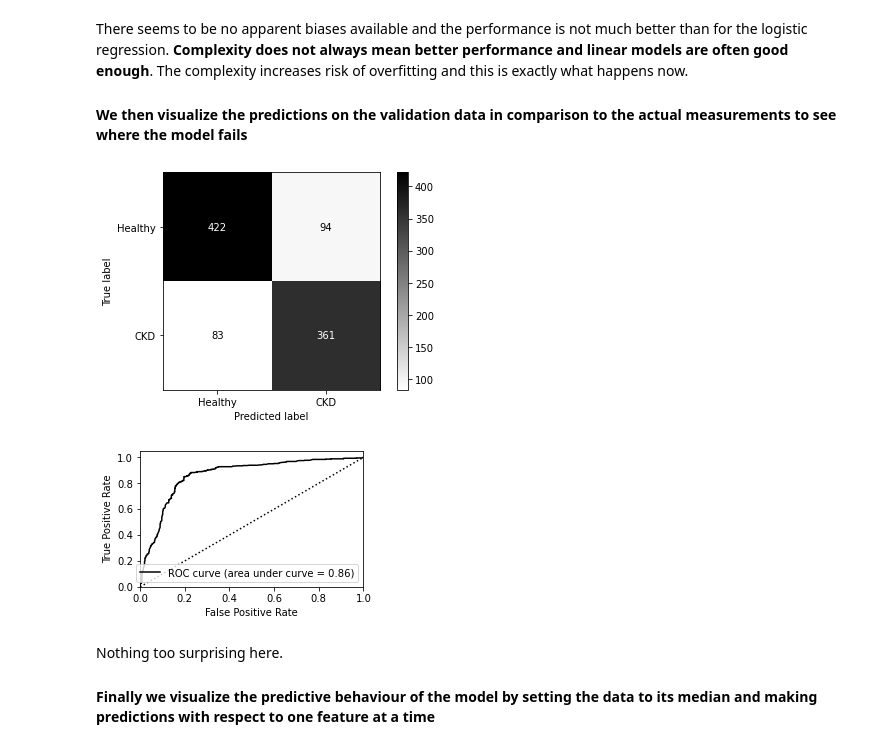
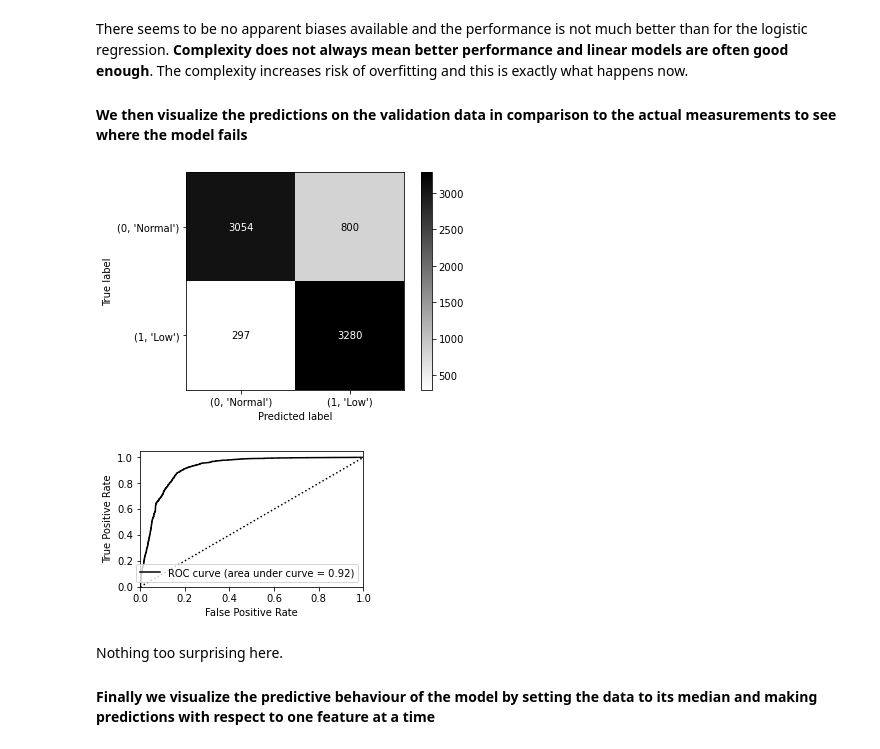
Before and after one commit to esiivola/syke-machine-learning-course, a Jupyter notebook: Lesson-3.ipynb, the cells around one changed output. Saved outputs shown, nothing was run; the diff lists cells and outputs as text; code cells hidden in the pictures.

```diff
--- a/Lesson-3.ipynb
+++ b/Lesson-3.ipynb
@@ -36,3 +36,6 @@ with open('datasets/water_quality.pkl', 'rb') as handle:
 data_dict_water_quality['features'] = ['LATITUDE', 'LONGITUDE', 'OBSDEP', 'YEAR', 'SINMONTHFRACTION',
                                        'COSMONTHFRACTION', 'SINTIMEOFDAYFRACTION', 'COSTIMEOFDAYFRACTION']
 data_dict_water_quality['target'] = 'TEMP'
+
+data_dict_water_quality_classification = data_dict_water_quality.copy()
+data_dict_water_quality_classification['target'] = 'TOTOXYLOW'
@@ -181,18 +178,18 @@ Image from Wikipedia, by Michaelg2015 - Own work, CC BY-SA 4.0, https://commons.
 ##### First we unpack the data from the dictionaries
 # %%
 # Unpack the variables from the dictionaries
-data_frame_mammo_numeric = data_dict_mammographic['data_frame_numeric']
-mammo_normalizer = data_dict_mammographic['normalizer']
-features_mammo_normalizer = data_dict_mammographic['normalized_columns']
-features_mammo_classification = data_dict_mammographic['features']
-feature_mammo_target = data_dict_mammographic['target']
+data_frame_classification_numeric = data_dict_water_quality_classification['data_frame_numeric']
+classification_normalizer = data_dict_water_quality_classification['normalizer']
+features_classification_normalizer = data_dict_water_quality_classification['normalized_columns']
+features_classification = data_dict_water_quality_classification['features']
+feature_classification_target = data_dict_water_quality_classification['target']
 
-data_frame_mammo_normalized = data_frame_mammo_numeric.copy()
-data_frame_mammo_normalized[features_mammo_normalizer] = mammo_normalizer.transform(data_frame_mammo_numeric[features_mammo_normalizer])
+data_frame_classification_normalized = data_frame_classification_numeric.copy()
+data_frame_classification_normalized[features_classification_normalizer] = classification_normalizer.transform(data_frame_classification_numeric[features_classification_normalizer])
 
 # Put the data to matrices to be understandable by the algorithms:
-X = data_frame_mammo_normalized[features_mammo_classification].values
-y = data_frame_mammo_normalized[[feature_mammo_target]].values.reshape((-1,1))
+X = data_frame_classification_normalized[features_classification].values
+y = data_frame_classification_normalized[[feature_classification_target]].values.reshape((-1,1))
 # %% [markdown]
 #### Then we split the data to train and validation data at random (See lecture 2 for details)
 
@@ -343,22 +316,22 @@ There seems to be no apparent biases available and the performance is not much b
 
 #### We then visualize the predictions on the validation data in comparison to the actual measurements to see where the model fails
 # %%
-sklearn.metrics.plot_confusion_matrix(clf, data_frame_mammo_normalized[features_mammo_classification],
-                                      data_frame_mammo_normalized[feature_mammo_target],
-                                      display_labels=['Healthy','CKD'], cmap='binary')
+sklearn.metrics.plot_confusion_matrix(clf, data_frame_classification_normalized[features_classification],
+                                      data_frame_classification_normalized[feature_classification_target],
+                                      display_labels=[(0,'Normal'),(1,'Low')], cmap='binary')
 
 
-y_test = data_frame_mammo_normalized[feature_mammo_target]
+y_test = data_frame_classification_normalized[feature_classification_target]
 #y_score = clf.decision_function(data_frame_ckd_normalized[classification_columns])
-lr_probs = clf.predict_proba(data_frame_mammo_normalized[features_mammo_classification])
+lr_probs = clf.predict_proba(data_frame_classification_normalized[features_classification])
 # keep probabilities for the positive outcome only
 lr_probs = lr_probs[:, 1]
 
 #print(y_score)
 plotting_utils.draw_binary_roc(y_test.values, lr_probs)
 # %% [output]
-[figure, old version]
+[figure, new version]
-[figure, old version]
+[figure, new version]
 # %% [markdown]
 Nothing too surprising here.
 
```
Also changed, not shown: parts of 25 cells of this notebook, 3 other files.
